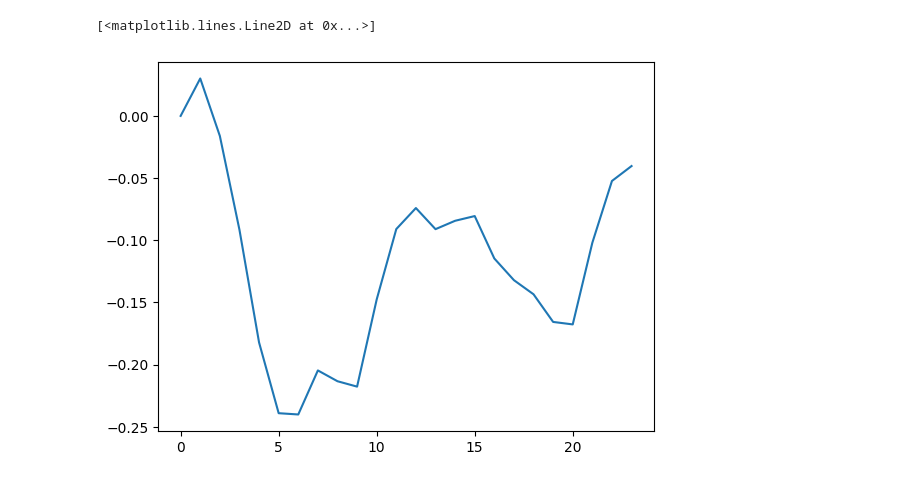
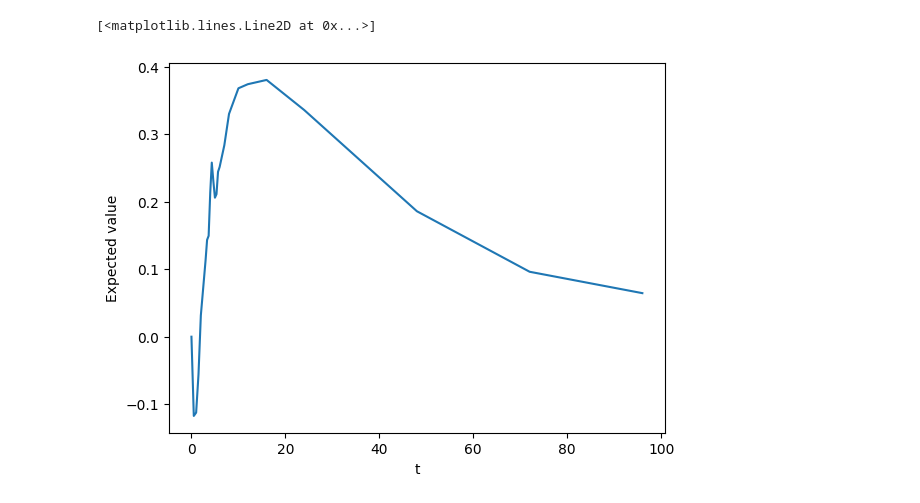
Before and after one commit to LumbaBalumba/yes-science, a Jupyter notebook: modelling.ipynb, the cells around one changed output. Drawn from its saved outputs; the diff is of its cells as text; code cells hidden in the pictures.

```diff
--- a/modelling.ipynb
+++ b/modelling.ipynb
@@ -35,10 +38,12 @@ residuals = np.array(residuals)
 ... (48 outputs left out)
 # %%
 residuals_mean = np.mean(residuals, axis=0)
-# %%
-plt.plot(residuals_mean)
-# %% [output]
-[<matplotlib.lines.Line2D at 0x...>]
-[figure, removed]
+# %%
+plt.xlabel("t")
+plt.ylabel('Expected value')
+plt.plot(t, residuals_mean)
+# %% [output]
+[<matplotlib.lines.Line2D at 0x...>]
+[figure, added]
 # %%
 residuals_std = np.std(residuals, axis=0)
```
Also changed, not shown: parts of 4 cells of this notebook, 20 other files.
